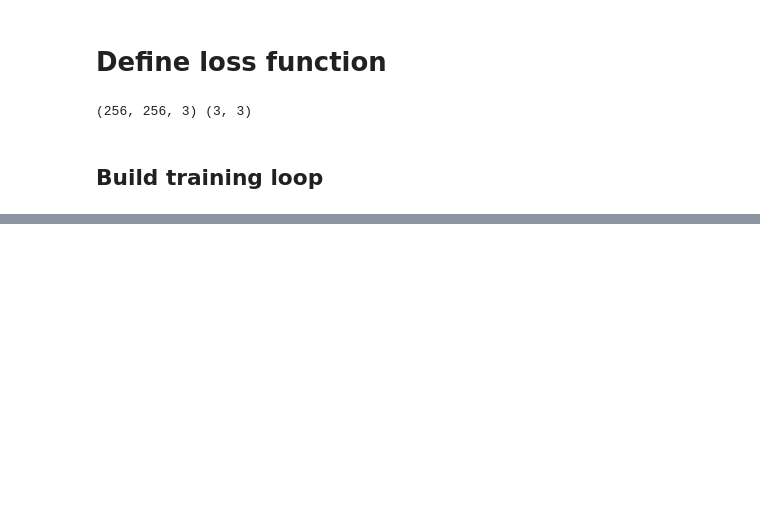
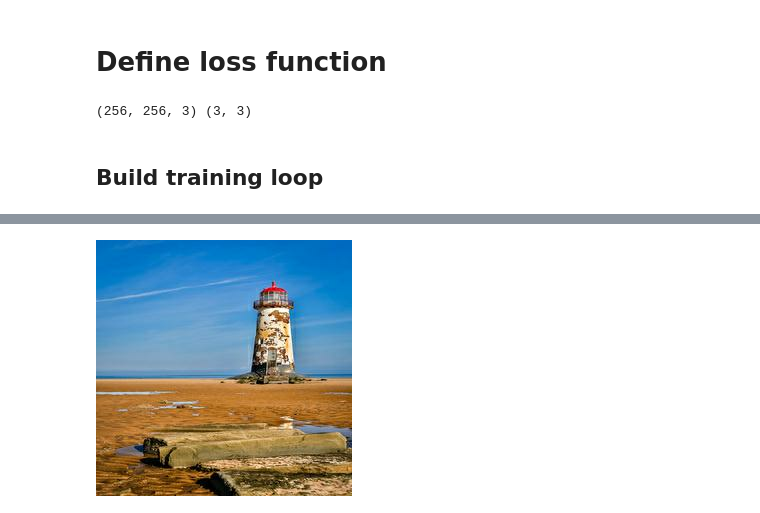
Before and after one commit to phil-hoang/GANs_Code, a Jupyter notebook: experiments/real_time_style_transfer/real_time_style_transfer.ipynb, the cells around one changed output, grey strips where cells are left out. Drawn from its saved outputs; the diff is of its cells as text; code cells hidden in the pictures; blank space fills up the shorter version.

```diff
--- a/experiments/real_time_style_transfer/real_time_style_transfer.ipynb
+++ b/experiments/real_time_style_transfer/real_time_style_transfer.ipynb
@@ -109,11 +111,12 @@ batch_size = 1
 
 
 base_path_content = "../../data/art/photo_jpg/"
+base_path_content = "../../data/art/test/"
 
 #content_image_path = base_path_content + content_image + ".jpg"
 train = keras.preprocessing.image_dataset_from_directory(
     base_path_content,
-    validation_split=0.2,
+    validation_split=0.5,
     subset="training",
     labels=None,
     seed=1581,
@@ -437,5 +411,10 @@ def compute_loss(generated_image, content_image, style_image):
 
 
     return loss
+# %%
+def compute_pixel_loss(generated_image, content_image, style_image):
+
+
+    return tf.reduce_sum(tf.square(content_image - generated_image))
 # %% [markdown]
 ## Build training loop
@@ -496,0 +524,9 @@ Current loss for one batch at step 0: 6009566208.00
+# %%
+
+t = img.numpy()
+t = t.reshape((256,256,3))
+t = t * 255
+t = ImagePIL.fromarray(np.uint8(t)).convert('RGB')
+t
+# %% [output]
+[figure, added]
```
Also changed, not shown: parts of 12 cells of this notebook.
